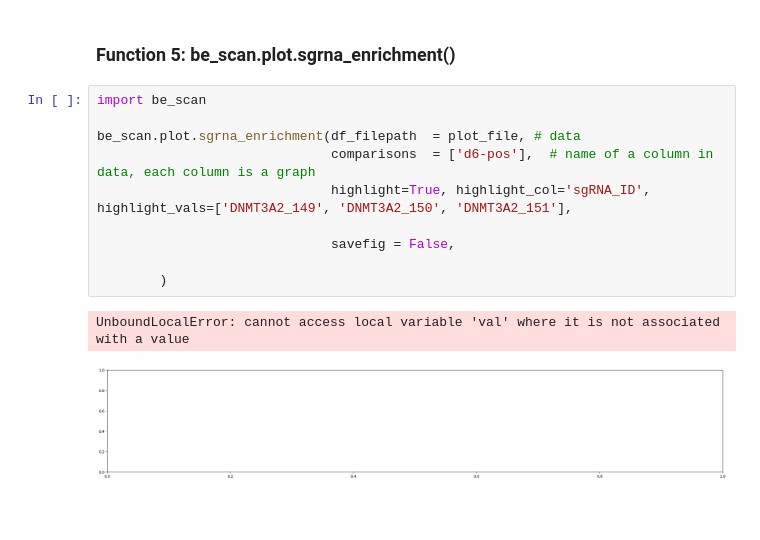
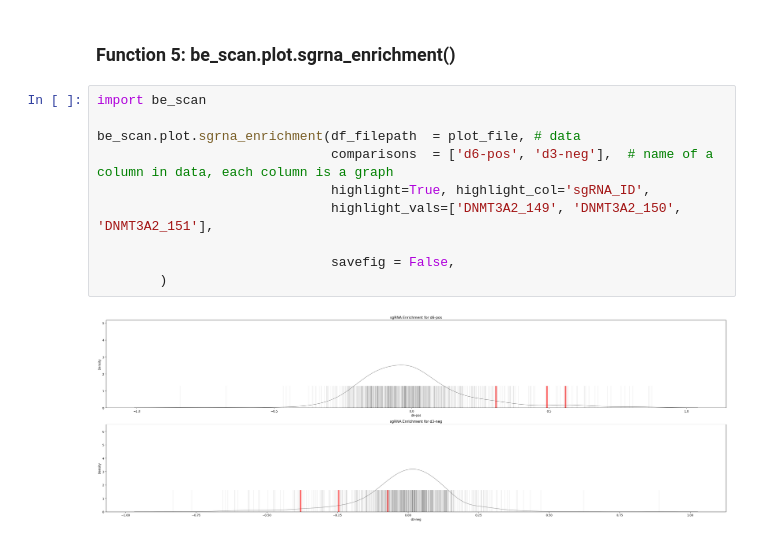
Before and after one commit to liaulab/be-scan, a Jupyter notebook: docs/source/notebooks/tutorial.ipynb, the cells around one changed output. Drawn from its saved outputs; the diff is of its cells as text; blank space fills up the shorter version.

```diff
--- a/docs/source/notebooks/tutorial.ipynb
+++ b/docs/source/notebooks/tutorial.ipynb
@@ -451,13 +451,12 @@ be_scan.plot.boxplot(df_filepath  = plot_file, # data
 # %%
 import be_scan
 
 be_scan.plot.sgrna_enrichment(df_filepath  = plot_file, # data
-                              comparisons  = ['d6-pos'],  # name of a column in data, each column is a graph
-                              highlight=True, highlight_col='sgRNA_ID', highlight_vals=['DNMT3A2_149', 'DNMT3A2_150', 'DNMT3A2_151'],
+                              comparisons  = ['d6-pos', 'd3-neg'],  # name of a column in data, each column is a graph
+                              highlight=True, highlight_col='sgRNA_ID',
+                              highlight_vals=['DNMT3A2_149', 'DNMT3A2_150', 'DNMT3A2_151'],
 
                               savefig = False,
-
         )
 # %% [output]
-UnboundLocalError: cannot access local variable 'val' where it is not associated with a value
-[figure, old version]
+[figure, new version]
```
Also changed, not shown: parts of 1 cell of this notebook.
